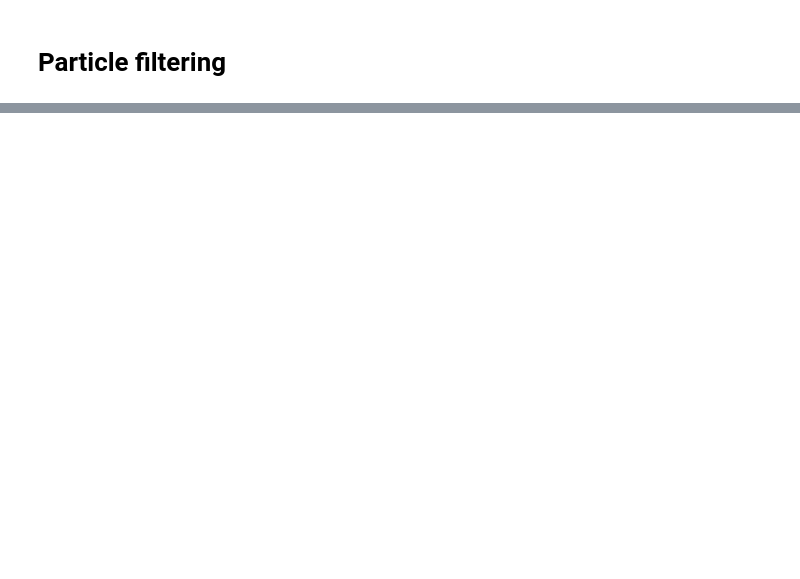
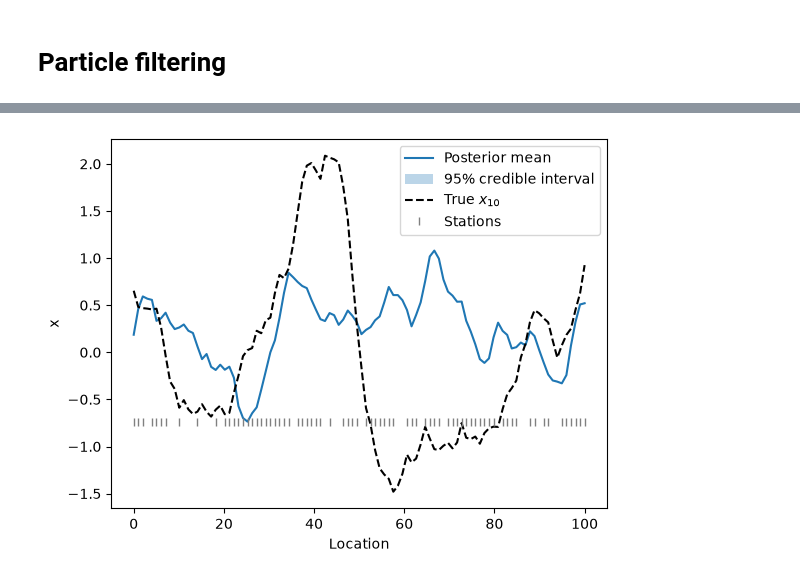
Before and after one commit to zach-lau/QP1, a Jupyter notebook: code/simulation/particle_filter.ipynb, the cells around one changed output, grey strips where cells are left out. Cells and saved outputs as stored; diff of their text form; code cells hidden in the pictures; blank space fills up the shorter version.

```diff
--- a/code/simulation/particle_filter.ipynb
+++ b/code/simulation/particle_filter.ipynb
@@ -15,7 +15,8 @@ y = data["y"]
 z = data["z"]
 meta = data["meta"]
 # %%
-particles, log_weights, esses = filter(stations, z, n=1000, T=2)
+torch.manual_seed(548)
+particles, log_weights, esses = filter(stations, z, n=1000, T=10)
 # %%
 esses
 # %% [output]
@@ -22,0 +33,30 @@ esses
+# %%
+import numpy as np
+import matplotlib.pyplot as plt
+
+def weighted_quantiles(samples, weights, qs):
+    """ Weighted quantiles of each column of samples (N, g), shape (len(qs), g) """
+    order = np.argsort(samples, axis=0)
+    s = np.take_along_axis(samples, order, axis=0)
+    w = weights[order]
+    cdf = np.cumsum(w, axis=0) - w/2 # midpoint cdf, so a single sample is not a step
+    return np.stack([np.interp(qs, cdf[:, j], s[:, j]) for j in range(s.shape[1])], axis=1)
+
+t = 10
+samples = torch.stack([p[1] for p in particles]).numpy() # (n, grid)
+weights = log_weights.exp().numpy()
+location = np.linspace(0, 100, samples.shape[1]) # grid used by draw_prior_state
+post_mean = weights @ samples
+lower, upper = weighted_quantiles(samples, weights, [0.025, 0.975])
+
+plt.plot(location, post_mean, label="Posterior mean")
+plt.fill_between(location, lower, upper, alpha=0.3, label="95% credible interval")
+plt.plot(location, x[t].numpy(), "k--", label=rf"True $x_{{{t}}}$")
+plt.plot(location[stations], np.full(len(stations), lower.min()), "|", color="gray",
+         label="Stations")
+plt.xlabel("Location")
+plt.ylabel("x")
+plt.legend()
+plt.show()
+# %% [output]
+[figure, added]
```
Also changed, not shown: parts of 1 cell of this notebook, 9 other files.
